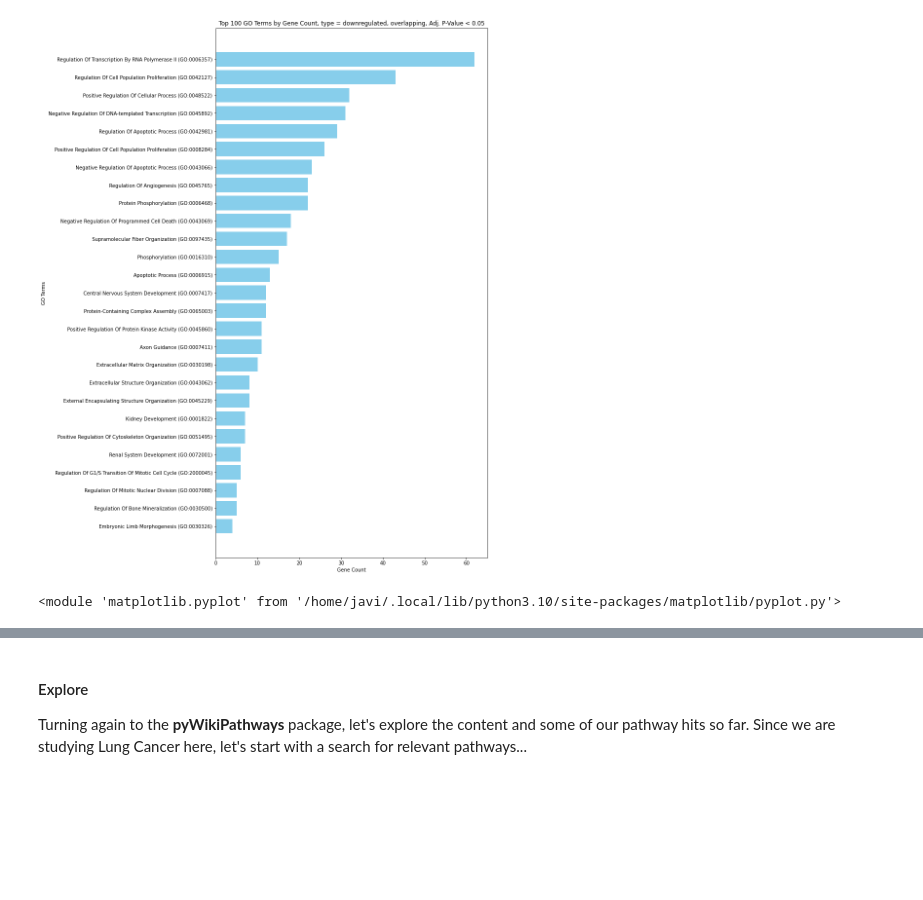
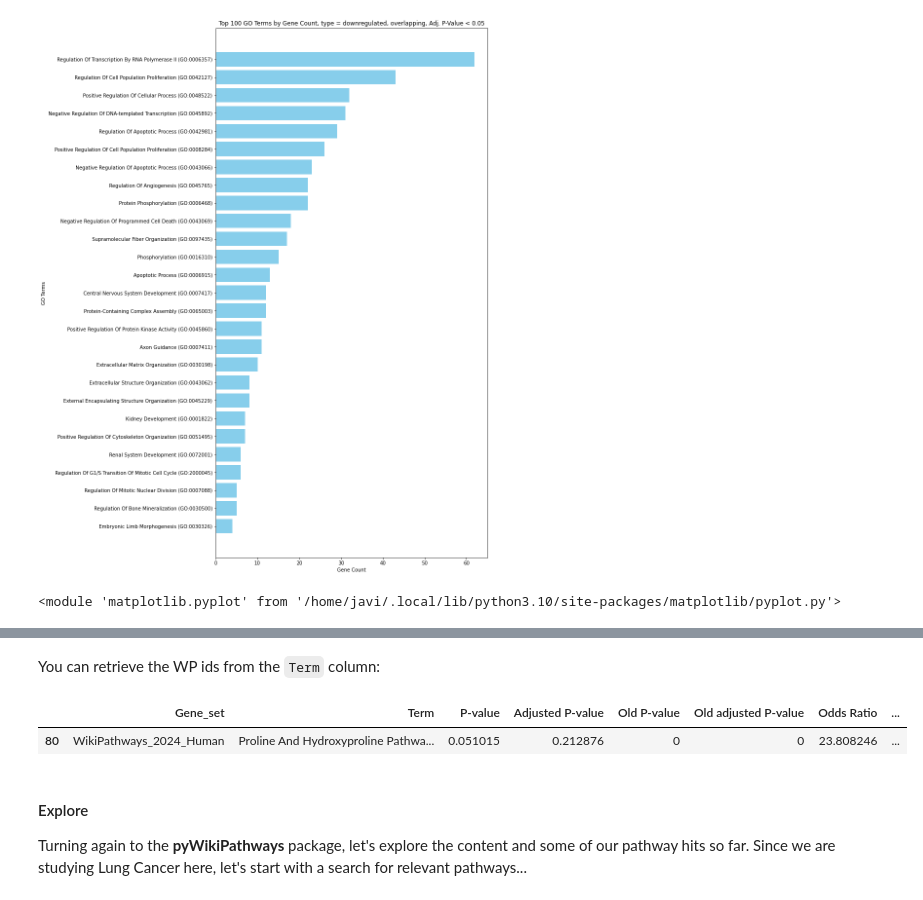
Before and after one commit to jmillanacosta/pyWikiPathways_vignettes, a Jupyter notebook: Pathway-Analysis.ipynb, the cells around one changed output, grey strips where cells are left out. Drawn from its saved outputs; the diff is of its cells as text; code cells hidden in the pictures; blank space fills up the shorter version.

```diff
--- a/Pathway-Analysis.ipynb
+++ b/Pathway-Analysis.ipynb
@@ -457,6 +464,19 @@ ewp_ur.res2d.head()
 | 2 | WikiPathways_2024_Human | Cell Cycle WP179 | 3.449488e-11 | 3.886424e-09 | 0 | 0 | 12.984558 | ... |
 | 3 | WikiPathways_2024_Human | DNA IR Damage And Cellular Respon... | 1.589888e-07 | 1.343455e-05 | 0 | 0 | 12.307298 | ... |
 | 4 | WikiPathways_2024_Human | Regulation Sister Chromatid Sep A... | 2.214646e-07 | 1.497101e-05 | 0 | 0 | 53.459730 | ... |
+# %% [markdown]
+You can retrieve the WP ids from the `Term` column:
+# %%
+def add_wpid_col(df):
+    wpid = ['WP'+row.Term.split("WP")[1] for _, row in df.iterrows()]
+    df['wpid'] = wpid
+    return df
+
+ewp_ur, ewp_dr = add_wpid_col(ewp_ur.res2d), add_wpid_col(ewp_ur.res2d)
+ewp_ur.sample(1)
+# %% [output]
+|  | Gene_set | Term | P-value | Adjusted P-value | Old P-value | Old adjusted P-value | Odds Ratio | ... |
+| 80 | WikiPathways_2024_Human | Proline And Hydroxyproline Pathwa... | 0.051015 | 0.212876 | 0 | 0 | 23.808246 | ... |
 # %% [markdown]
 #### Explore
 Turning again to the **pyWikiPathways** package, let's explore the content and some of our pathway hits so far. Since we are studying Lung Cancer here, let's start with a search for relevant pathways...
```
Also changed, not shown: parts of 9 cells of this notebook.
